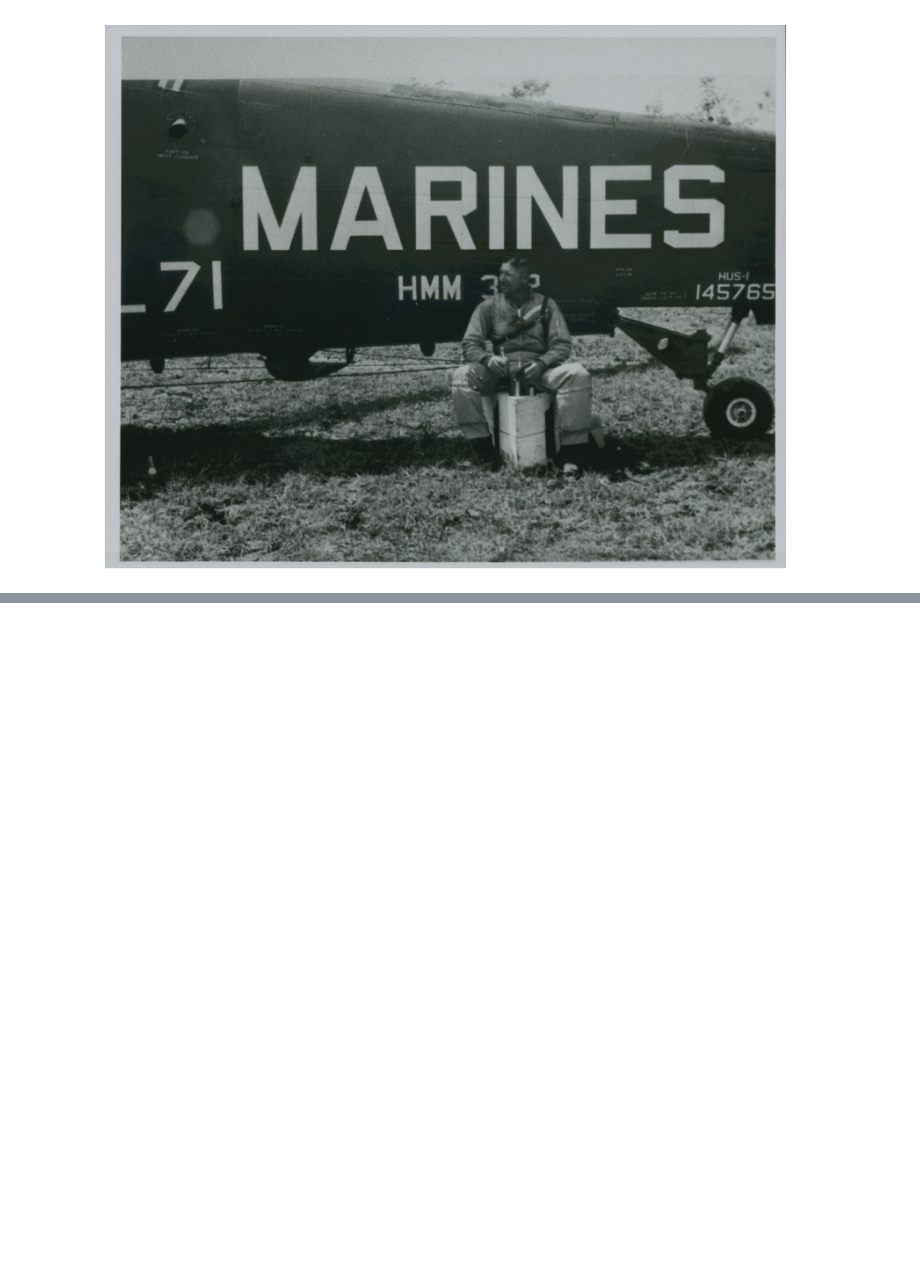
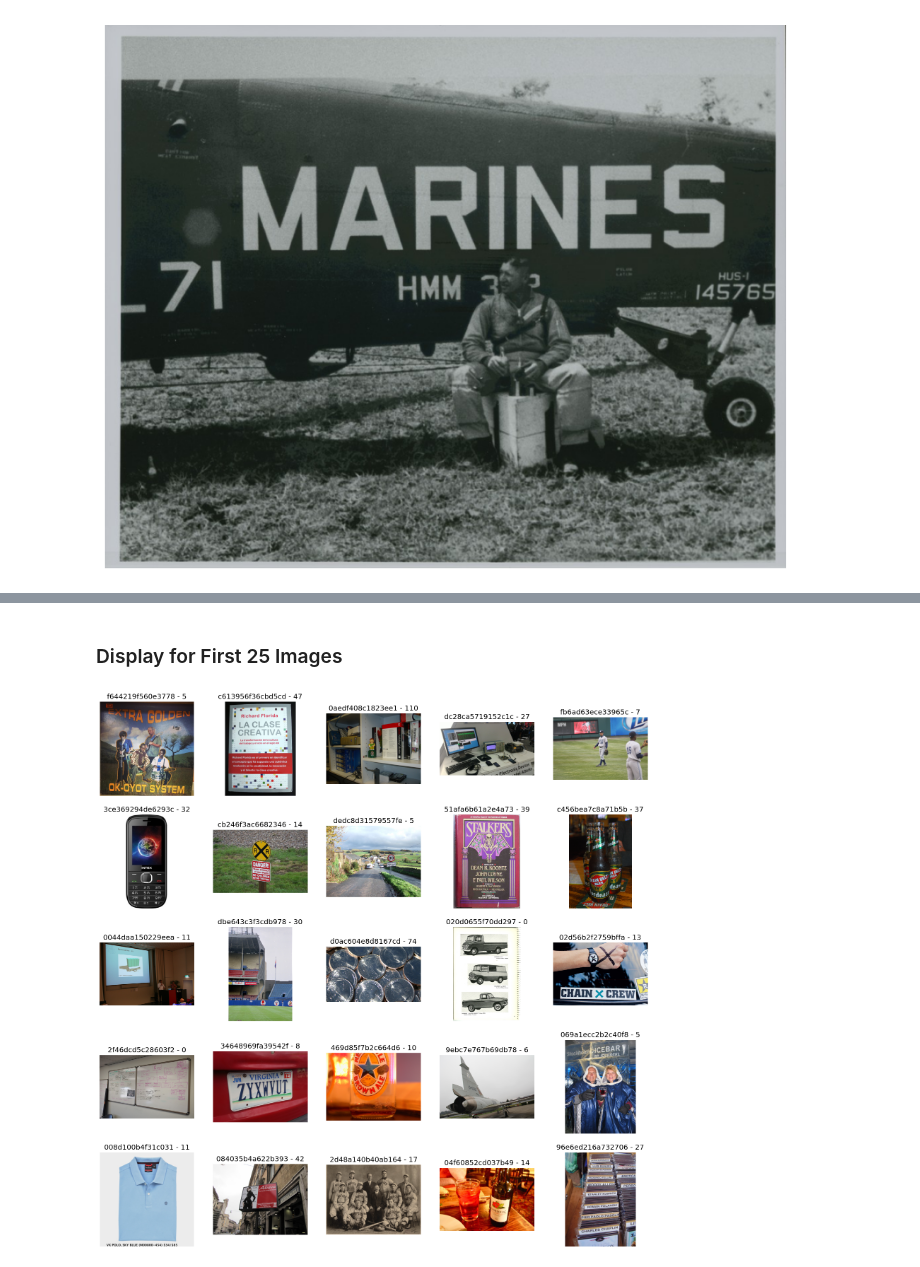
Before and after one commit to marwanmusa/Detect-Text-in-Image, a Jupyter notebook: detect-text-in-image.ipynb, the cells around one changed output, grey strips where cells are left out. Cells and saved outputs as stored; diff of their text form; code cells hidden in the pictures; blank space fills up the shorter version.

Commit message:
Kaggle Notebook | Detect Text in Image | Version 3

```diff
--- a/detect-text-in-image.ipynb
+++ b/detect-text-in-image.ipynb
@@ -32,0 +52,14 @@ img_id = train_imgs[99].split('/')[-1].split('.')[0]
+# %% [markdown]
+### Display for First 25 Images
+# %%
+fig, axs = plt.subplots(5, 5, figsize=(20, 20))
+axs = axs.flatten()
+for i in range(25):
+    axs[i].imshow(plt.imread(train_imgs[i]))
+    axs[i].axis('off')
+    img_id = train_imgs[i].split('/')[-1].split('.')[0]
+    n_annot = len(annot.query('image_id == @img_id'))
+    axs[i].set_title(f'{img_id} - {n_annot}')
+plt.show()
+# %% [output]
+[figure, added]
```
Also changed, not shown: parts of 1 cell of this notebook.
